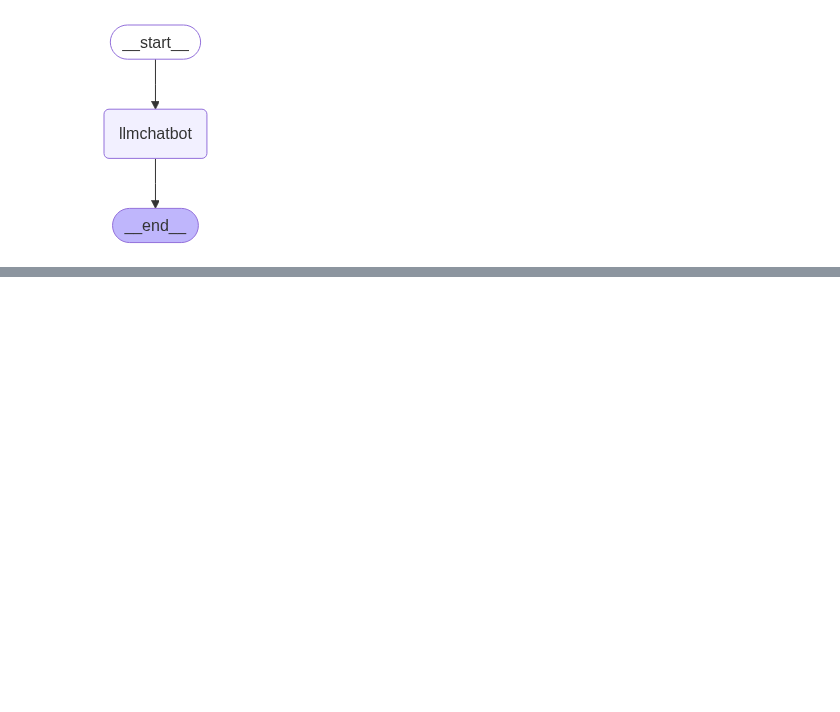
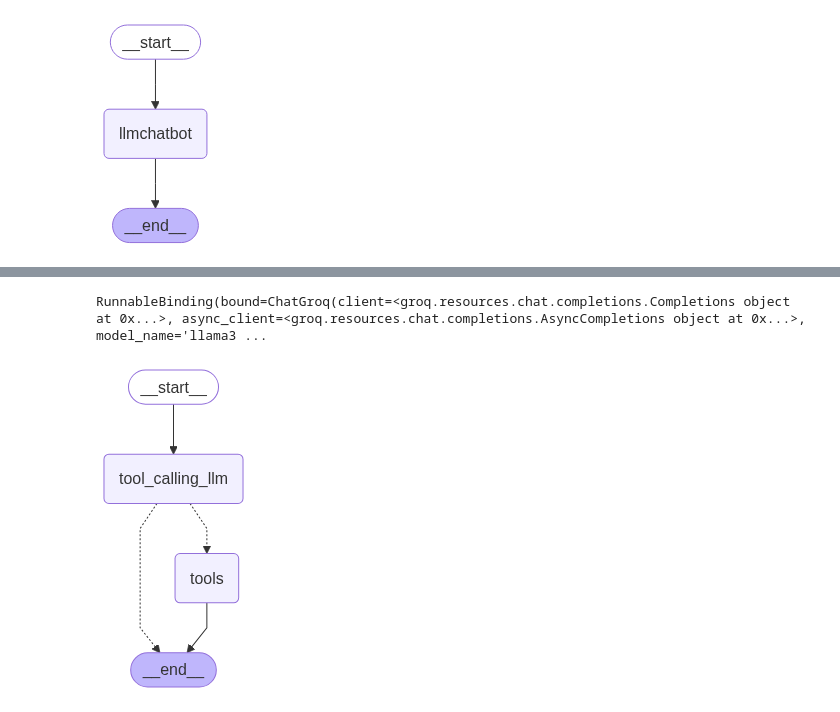
Before and after one commit to ghourimarti/AI-Agent-Agentic-LanggraphCrash-course, a Jupyter notebook: 1-BasicChatbot/chatbot.ipynb, the cells around one changed output, grey strips where cells are left out. Saved outputs shown, nothing was run; the diff lists cells and outputs as text; code cells hidden in the pictures; blank space fills up the shorter version.

```diff
--- a/1-BasicChatbot/chatbot.ipynb
+++ b/1-BasicChatbot/chatbot.ipynb
@@ -156,3 +150,22 @@ def multiply(a:int,b:int)->int:
         int: output int
     """
     return a*b
+
+
+
+def my_info():
+    """
+    If some one ask my name than tell my name
+    Return my info
+
+    """
+    return "I am a Zain chatbot created by Langgraph"
+
+
+
+# tools=[tool , multiply , my_info]
+tools=[tool , multiply]
+llm_with_tool = llm.bind_tools(tools)
+llm_with_tool
+# %% [output]
+RunnableBinding(bound=ChatGroq(client=<groq.resources.chat.completions.Completions object at 0x...>, async_client=<groq.resources.chat.completions.AsyncCompletions object at 0x...>, model_name='llama3 ...
@@ -165,31 +172,40 @@ llm_with_tool
 # %%
 ## Stategraph
 from langgraph.graph import StateGraph,START,END
 from langgraph.prebuilt import ToolNode
 from langgraph.prebuilt import tools_condition
 
+
 ## Node definition
 def tool_calling_llm(state:State):
     return {"messages":[llm_with_tool.invoke(state["messages"])]}
 
+
 ## Grpah
-builder=StateGraph(State)
-builder.add_node("tool_calling_llm",tool_calling_llm)
-builder.add_node("tools",ToolNode(tools))
+builder = StateGraph(State)
+
+# Add nodes
+builder.add_node("tool_calling_llm" , tool_calling_llm)
+builder.add_node("tools" , ToolNode(tools))
+
 
 ## Add Edges
 builder.add_edge(START, "tool_calling_llm")
 builder.add_conditional_edges(
     "tool_calling_llm",
     # If the latest message (result) from assistant is a tool call -> tools_condition routes to tools
     # If the latest message (result) from assistant is a not a tool call -> tools_condition routes to END
     tools_condition
 )
 builder.add_edge("tools",END)
 
+
 ## compile the graph
-graph=builder.compile()
+graph = builder.compile()
+graph
 
-from IPython.display import Image, display
-display(Image(graph.get_graph().draw_mermaid_png()))
+# from IPython.display import Image, display
+# display(Image(graph.get_graph().draw_mermaid_png()))
+# %% [output]
+[figure, added]
 # %%
```
Also changed, not shown: parts of 40 cells of this notebook, 2 other files.
